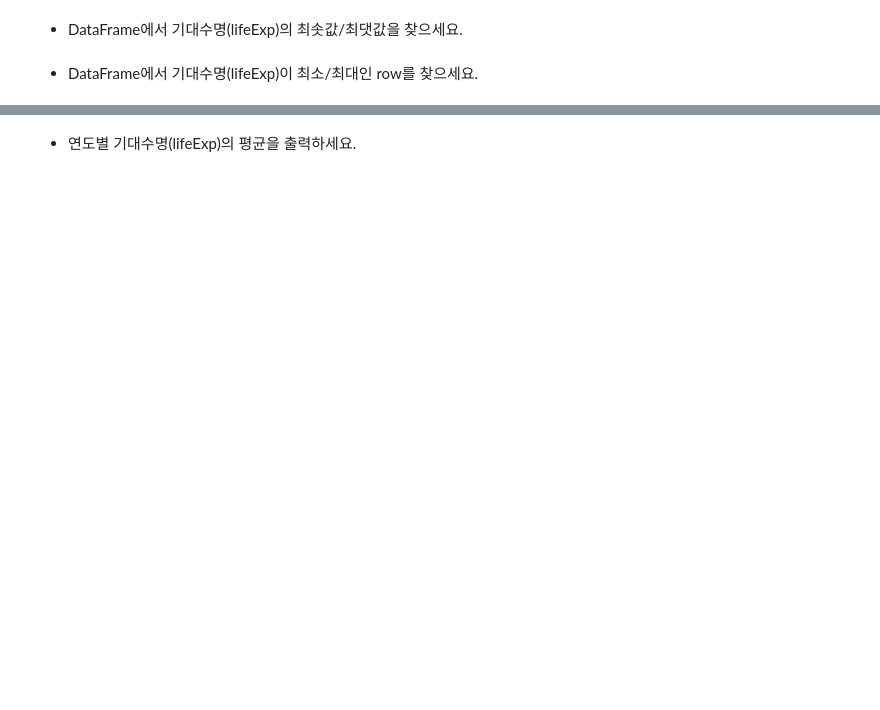
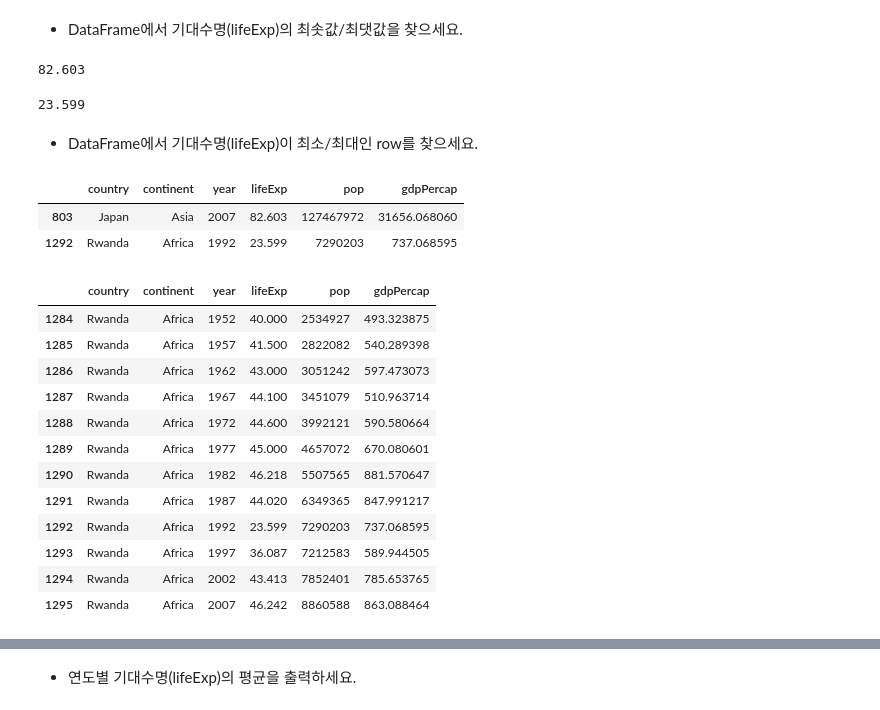
Before and after one commit to JakeOh/202105_itw_bd26, a Jupyter notebook: lab_da/da09_gapminder.ipynb, the cells around one changed output, grey strips where cells are left out. Drawn from its saved outputs; the diff is of its cells as text; code cells hidden in the pictures; blank space fills up the shorter version.

```diff
--- a/lab_da/da09_gapminder.ipynb
+++ b/lab_da/da09_gapminder.ipynb
@@ -4,5 +8,8 @@
 * github에 저장된 gapminder.tsv 파일을 읽고, DataFrame 생성하세요.
 # %%
 file_path = 'https://github.com/JakeOh/202105_itw_bd26/raw/main/datasets/gapminder.tsv'
+# %%
+gapminder = pd.read_csv(file_path, sep='\t')
+# 탭으로 값들이 구분된 파일인 경우 sep='\t'
 # %% [markdown]
 * DataFrame의 정보를 출력하세요.
@@ -25,4 +158,35 @@ file_path = 'https://github.com/JakeOh/202105_itw_bd26/raw/main/datasets/gapmind
 # %% [markdown]
 * DataFrame에서 기대수명(lifeExp)의 최솟값/최댓값을 찾으세요.
+# %%
+gapminder.lifeExp.max()
+# %% [output]
+82.603
+# %%
+gapminder.lifeExp.min()
+# %% [output]
+23.599
 # %% [markdown]
 * DataFrame에서 기대수명(lifeExp)이 최소/최대인 row를 찾으세요.
+# %%
+gapminder[(gapminder.lifeExp == gapminder.lifeExp.max()) |
+          (gapminder.lifeExp == gapminder.lifeExp.min())]
+# %% [output]
+|  | country | continent | year | lifeExp | pop | gdpPercap |
+| 803 | Japan | Asia | 2007 | 82.603 | 127467972 | 31656.068060 |
+| 1292 | Rwanda | Africa | 1992 | 23.599 | 7290203 | 737.068595 |
+# %%
+gapminder[gapminder.country == 'Rwanda']
+# %% [output]
+|  | country | continent | year | lifeExp | pop | gdpPercap |
+| 1284 | Rwanda | Africa | 1952 | 40.000 | 2534927 | 493.323875 |
+| 1285 | Rwanda | Africa | 1957 | 41.500 | 2822082 | 540.289398 |
+| 1286 | Rwanda | Africa | 1962 | 43.000 | 3051242 | 597.473073 |
+| 1287 | Rwanda | Africa | 1967 | 44.100 | 3451079 | 510.963714 |
+| 1288 | Rwanda | Africa | 1972 | 44.600 | 3992121 | 590.580664 |
+| 1289 | Rwanda | Africa | 1977 | 45.000 | 4657072 | 670.080601 |
+| 1290 | Rwanda | Africa | 1982 | 46.218 | 5507565 | 881.570647 |
+| 1291 | Rwanda | Africa | 1987 | 44.020 | 6349365 | 847.991217 |
+| 1292 | Rwanda | Africa | 1992 | 23.599 | 7290203 | 737.068595 |
+| 1293 | Rwanda | Africa | 1997 | 36.087 | 7212583 | 589.944505 |
+| 1294 | Rwanda | Africa | 2002 | 43.413 | 7852401 | 785.653765 |
+| 1295 | Rwanda | Africa | 2007 | 46.242 | 8860588 | 863.088464 |
```
Also changed, not shown: parts of 20 cells of this notebook.
